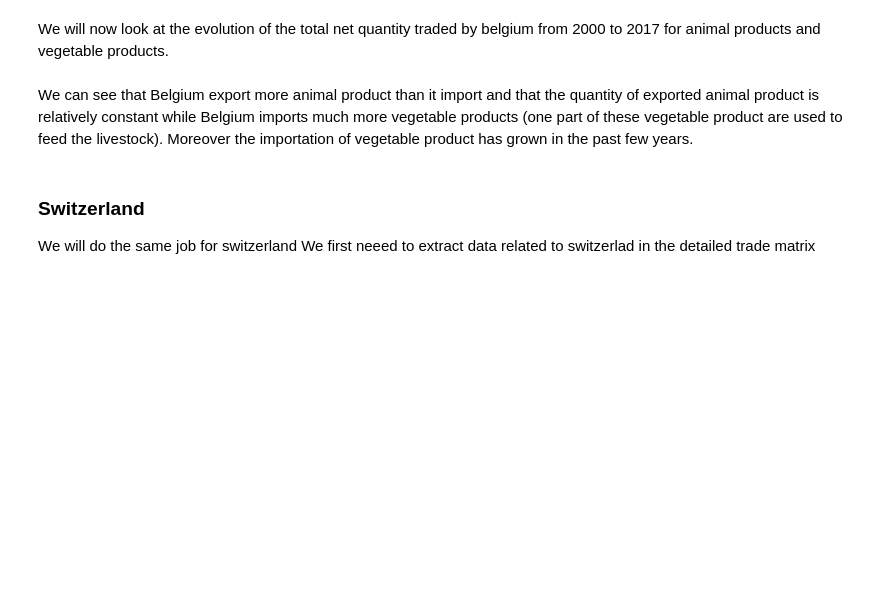
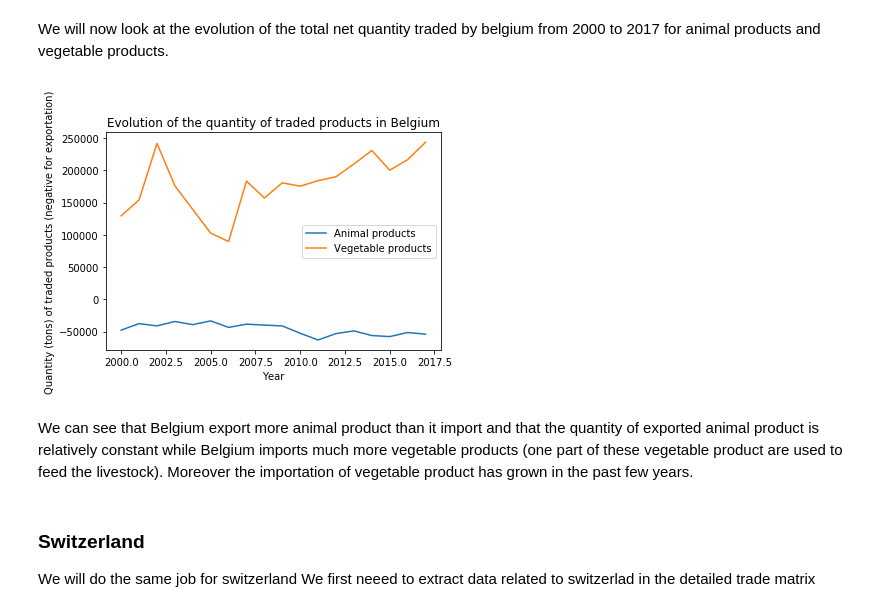
Before and after one commit to Lambo97/ADAProject, a Jupyter notebook: src/Milestone2.ipynb, the cells around one changed output. Saved outputs shown, nothing was run; the diff lists cells and outputs as text; code cells hidden in the pictures; blank space fills up the shorter version.

```diff
--- a/src/Milestone2.ipynb
+++ b/src/Milestone2.ipynb
@@ -526,19 +583,18 @@ belgium_vegetable_trade.head()
 # %% [markdown]
 We will now look at the evolution of the total net quantity traded by belgium from 2000 to 2017 for animal products and vegetable products.
 # %%
-total_animal_product = []
-total_vegetable_product = []
-for year in range(2000, 2018):
-    total_animal_product.append(belgium_animal_trade.xs(year, level=1)['Net Quantity'].sum())
-    total_vegetable_product.append(belgium_vegetable_trade.xs(year, level=1)['Net Quantity'].sum())
+total_animal_product = belgium_animal_trade.groupby(level=1).sum()['Net Quantity']
+total_vegetable_product = belgium_vegetable_trade.groupby(level=1).sum()['Net Quantity']
 
 plt.plot(range(2000,2018), total_animal_product, label='Animal products')
 plt.plot(range(2000,2018), total_vegetable_product, label='Vegetable products')
 plt.title("Evolution of the quantity of traded products in Belgium")
 plt.ylabel("Quantity (tons) of traded products (negative for exportation)")
 plt.xlabel("Year")
 plt.legend()
 plt.show()
+# %% [output]
+[figure, added]
 # %% [markdown]
 We can see that Belgium export more animal product than it import and that the quantity of exported animal product is relatively constant while Belgium imports much more vegetable products (one part of these vegetable product are used to feed the livestock). Moreover the importation of vegetable product has grown in the past few years.
 # %% [markdown]
```
Also changed, not shown: parts of 21 cells of this notebook.
